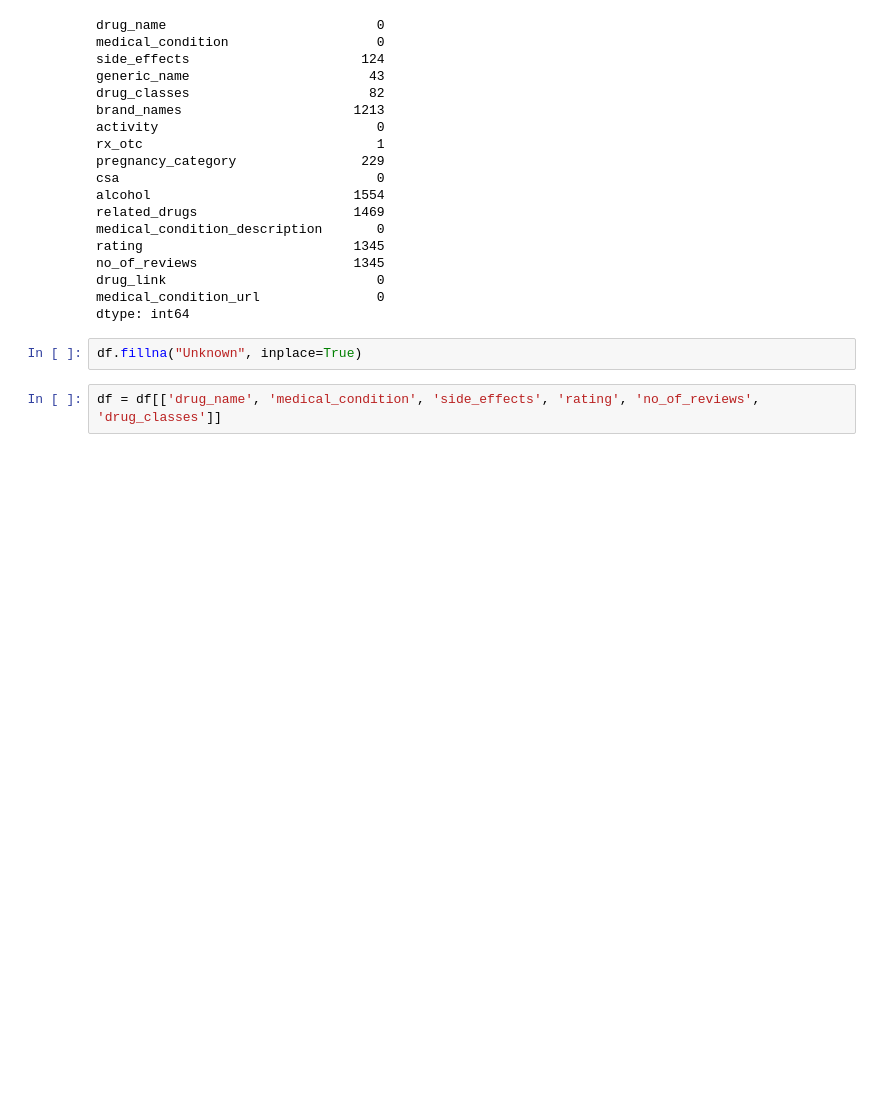
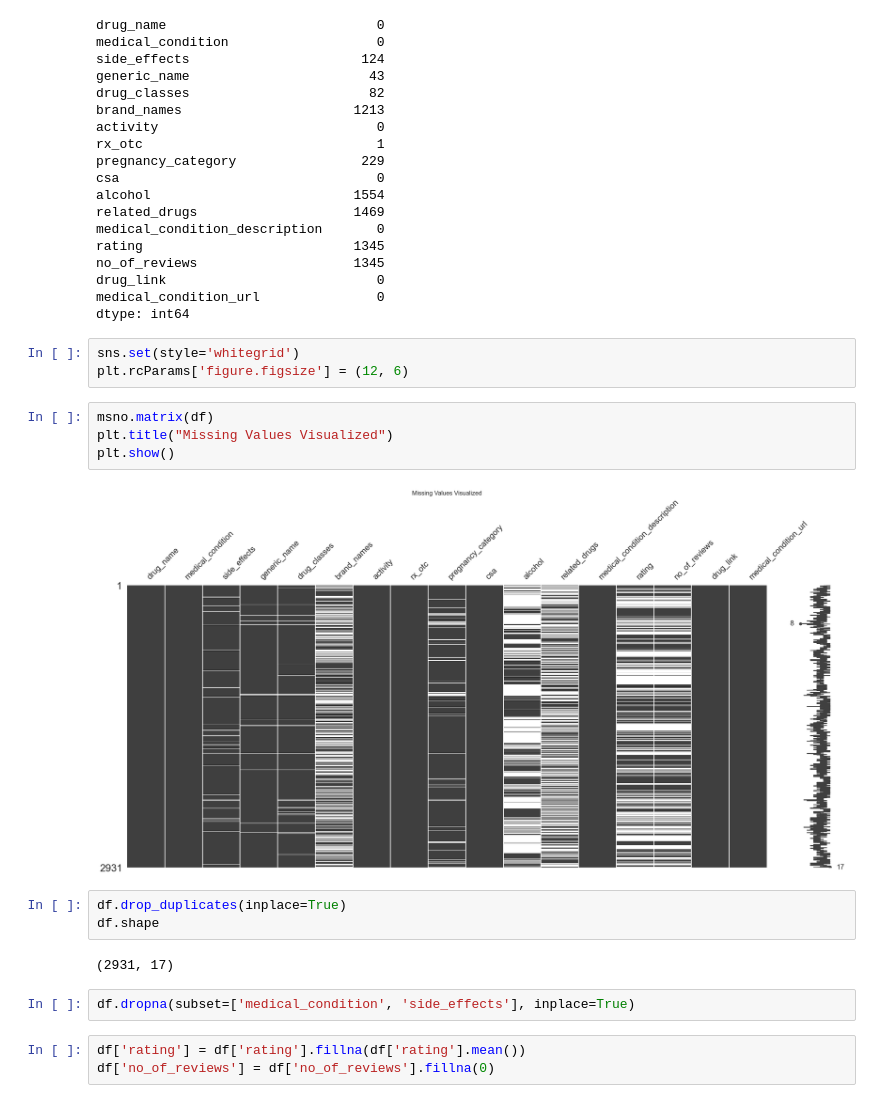
Before and after one commit to sidkachare/Drug-Recommendation-System, a Jupyter notebook: notebooks/EDA.ipynb, the cells around one changed output. Saved outputs shown, nothing was run; the diff lists cells and outputs as text; blank space fills up the shorter version.

```diff
--- a/notebooks/EDA.ipynb
+++ b/notebooks/EDA.ipynb
@@ -57,7 +74,22 @@ no_of_reviews                    1345
 drug_link                           0
 medical_condition_url               0
 dtype: int64
+# %%
+sns.set(style='whitegrid')
+plt.rcParams['figure.figsize'] = (12, 6)
+# %%
+msno.matrix(df)
+plt.title("Missing Values Visualized")
+plt.show()
+# %% [output]
+[figure, added]
 # %%
-df.fillna("Unknown", inplace=True)
+df.drop_duplicates(inplace=True)
+df.shape
+# %% [output]
+(2931, 17)
-# %%
-df = df[['drug_name', 'medical_condition', 'side_effects', 'rating', 'no_of_reviews', 'drug_classes']]
+# %%
+df.dropna(subset=['medical_condition', 'side_effects'], inplace=True)
+# %%
+df['rating'] = df['rating'].fillna(df['rating'].mean())
+df['no_of_reviews'] = df['no_of_reviews'].fillna(0)
```
Also changed, not shown: parts of 18 cells of this notebook, 4 other files.
